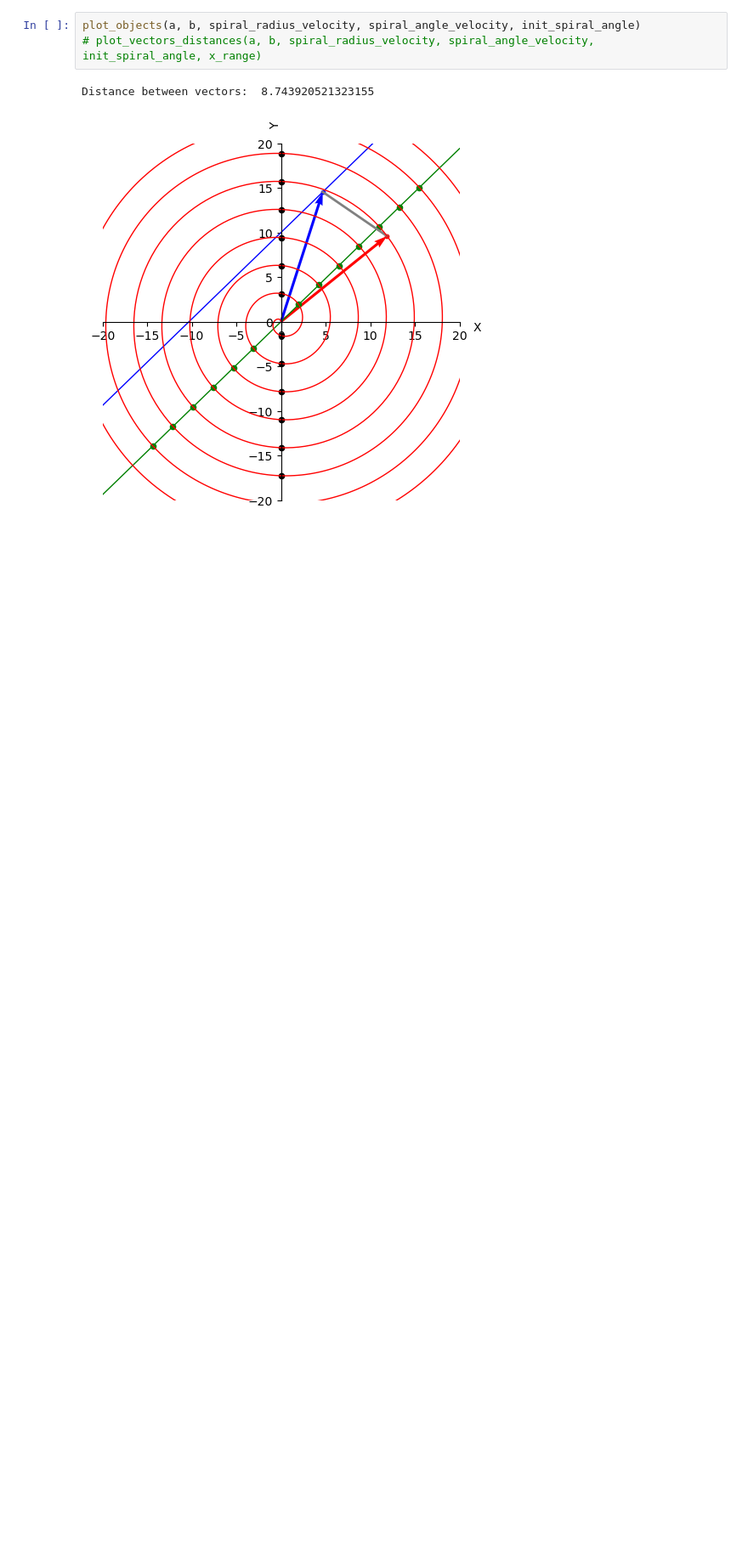
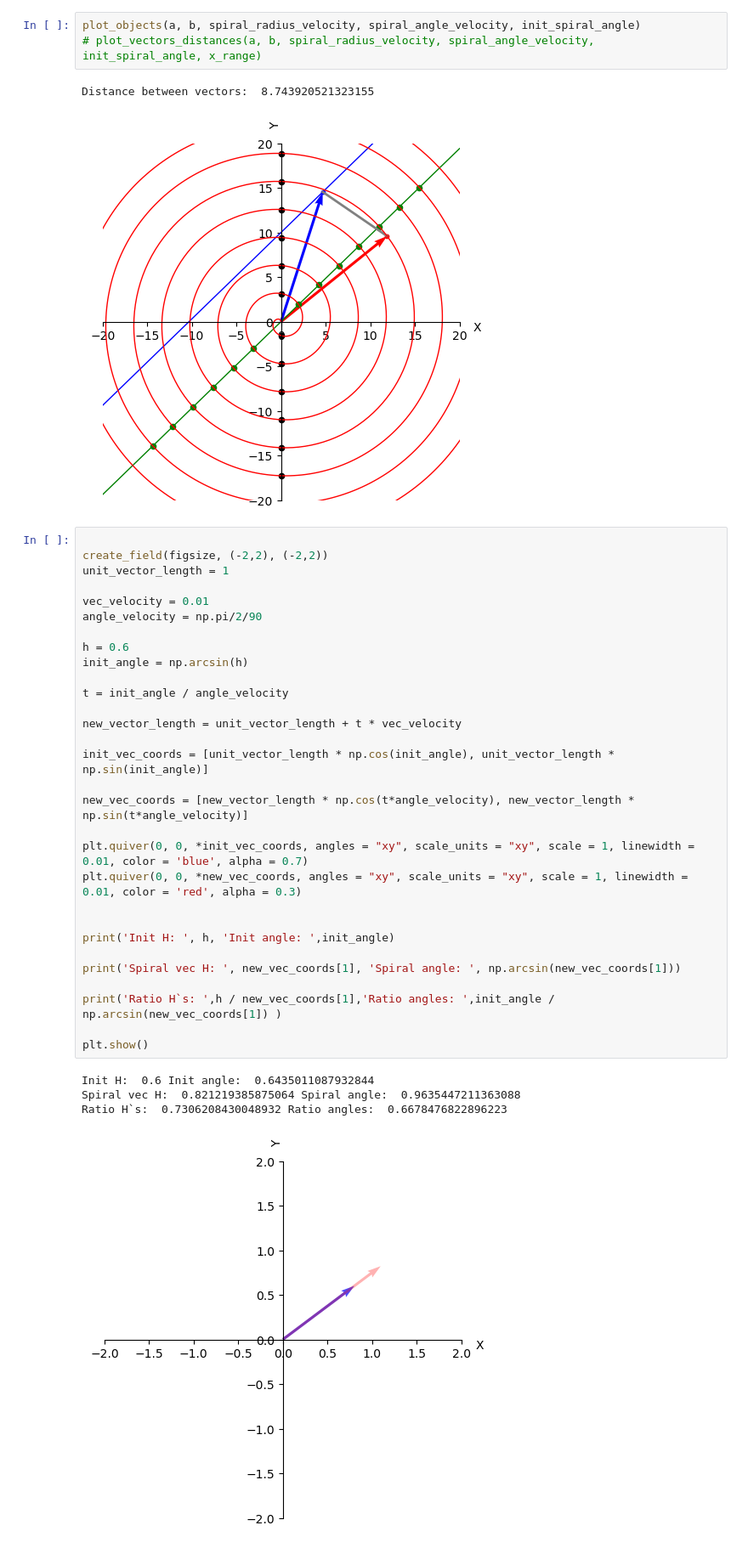
Before and after one commit to Kiril-Lazarov/Intersection-points-between-a-line-and-a-spiral, a Jupyter notebook: Intersection between a line and a spiral.ipynb, the cells around one changed output. Shown at 85% size. Cells and saved outputs as stored; diff of their text form; blank space fills up the shorter version.

Commit message:
Added plot functions for unit and spiral vectors lengths and sin ratios between them

```diff
--- a/Intersection between a line and a spiral.ipynb
+++ b/Intersection between a line and a spiral.ipynb
@@ -260,3 +252,38 @@ plot_objects(a, b, spiral_radius_velocity, spiral_angle_velocity, init_spiral_an
 # %% [output]
 Distance between vectors:  8.743920521323155
 [figure]
+# %%
+
+create_field(figsize, (-2,2), (-2,2))
+unit_vector_length = 1
+
+vec_velocity = 0.01
+angle_velocity = np.pi/2/90
+
+h = 0.6
+init_angle = np.arcsin(h)
+
+t = init_angle / angle_velocity
+
+new_vector_length = unit_vector_length + t * vec_velocity
+
+init_vec_coords = [unit_vector_length * np.cos(init_angle), unit_vector_length * np.sin(init_angle)]
+
+new_vec_coords = [new_vector_length * np.cos(t*angle_velocity), new_vector_length * np.sin(t*angle_velocity)]
+
+plt.quiver(0, 0, *init_vec_coords, angles = "xy", scale_units = "xy", scale = 1, linewidth = 0.01, color = 'blue', alpha = 0.7)
+plt.quiver(0, 0, *new_vec_coords, angles = "xy", scale_units = "xy", scale = 1, linewidth = 0.01, color = 'red', alpha = 0.3)
+
+
+print('Init H: ', h, 'Init angle: ',init_angle)
+
+print('Spiral vec H: ', new_vec_coords[1], 'Spiral angle: ', np.arcsin(new_vec_coords[1]))
+
+print('Ratio H`s: ',h / new_vec_coords[1],'Ratio angles: ',init_angle / np.arcsin(new_vec_coords[1]) )
+
+plt.show()
+# %% [output]
+Init H:  0.6 Init angle:  0.6435011087932844
+Spiral vec H:  0.821219385875064 Spiral angle:  0.9635447211363088
+Ratio H`s:  0.7306208430048932 Ratio angles:  0.6678476822896223
+[figure, added]
```
Also changed, not shown: parts of 2 cells of this notebook.
